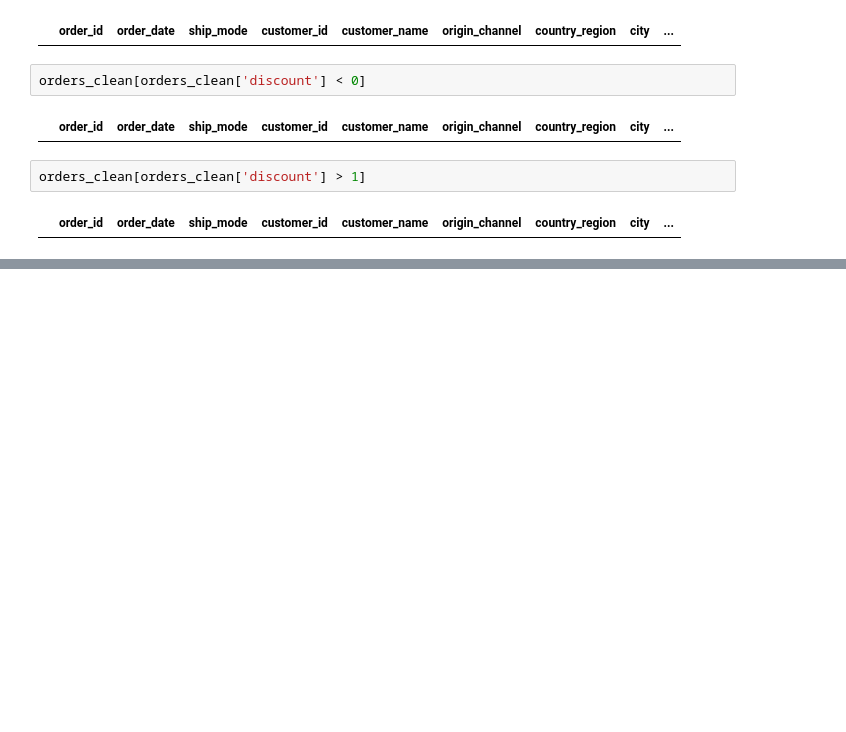
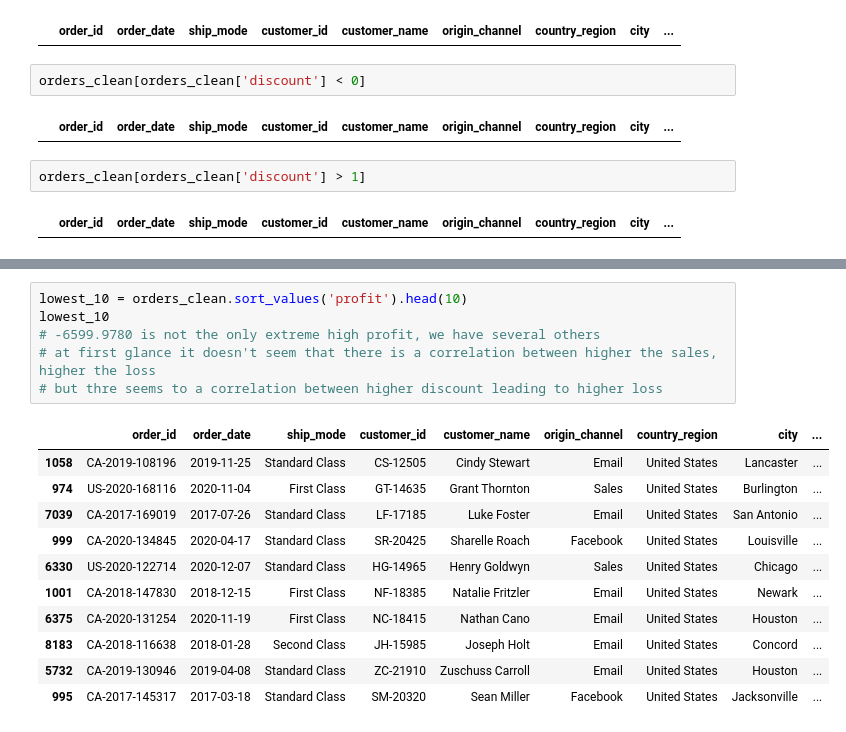
Before and after one commit to fru-s/Muesli_Project, a Jupyter notebook: muesli_project_eda_Fruzsi.ipynb, the cells around one changed output, grey strips where cells are left out. Cells and saved outputs as stored; diff of their text form; blank space fills up the shorter version.

```diff
--- a/muesli_project_eda_Fruzsi.ipynb
+++ b/muesli_project_eda_Fruzsi.ipynb
@@ -411,0 +436,18 @@ orders_clean[orders_clean['discount'] > 1]
+# %%
+lowest_10 = orders_clean.sort_values('profit').head(10)
+lowest_10
+# -6599.9780 is not the only extreme high profit, we have several others
+# at first glance it doesn't seem that there is a correlation between higher the sales, higher the loss
+# but thre seems to a correlation between higher discount leading to higher loss
+# %% [output]
+|  | order_id | order_date | ship_mode | customer_id | customer_name | origin_channel | country_region | city | ... |
+| 1058 | CA-2019-108196 | 2019-11-25 | Standard Class | CS-12505 | Cindy Stewart | Email | United States | Lancaster | ... |
+| 974 | US-2020-168116 | 2020-11-04 | First Class | GT-14635 | Grant Thornton | Sales | United States | Burlington | ... |
+| 7039 | CA-2017-169019 | 2017-07-26 | Standard Class | LF-17185 | Luke Foster | Email | United States | San Antonio | ... |
+| 999 | CA-2020-134845 | 2020-04-17 | Standard Class | SR-20425 | Sharelle Roach | Facebook | United States | Louisville | ... |
+| 6330 | US-2020-122714 | 2020-12-07 | Standard Class | HG-14965 | Henry Goldwyn | Sales | United States | Chicago | ... |
+| 1001 | CA-2018-147830 | 2018-12-15 | First Class | NF-18385 | Natalie Fritzler | Email | United States | Newark | ... |
+| 6375 | CA-2020-131254 | 2020-11-19 | First Class | NC-18415 | Nathan Cano | Email | United States | Houston | ... |
+| 8183 | CA-2018-116638 | 2018-01-28 | Second Class | JH-15985 | Joseph Holt | Email | United States | Concord | ... |
+| 5732 | CA-2019-130946 | 2019-04-08 | Standard Class | ZC-21910 | Zuschuss Carroll | Email | United States | Houston | ... |
+| 995 | CA-2017-145317 | 2017-03-18 | Standard Class | SM-20320 | Sean Miller | Facebook | United States | Jacksonville | ... |
```
Also changed, not shown: parts of 10 cells of this notebook.
